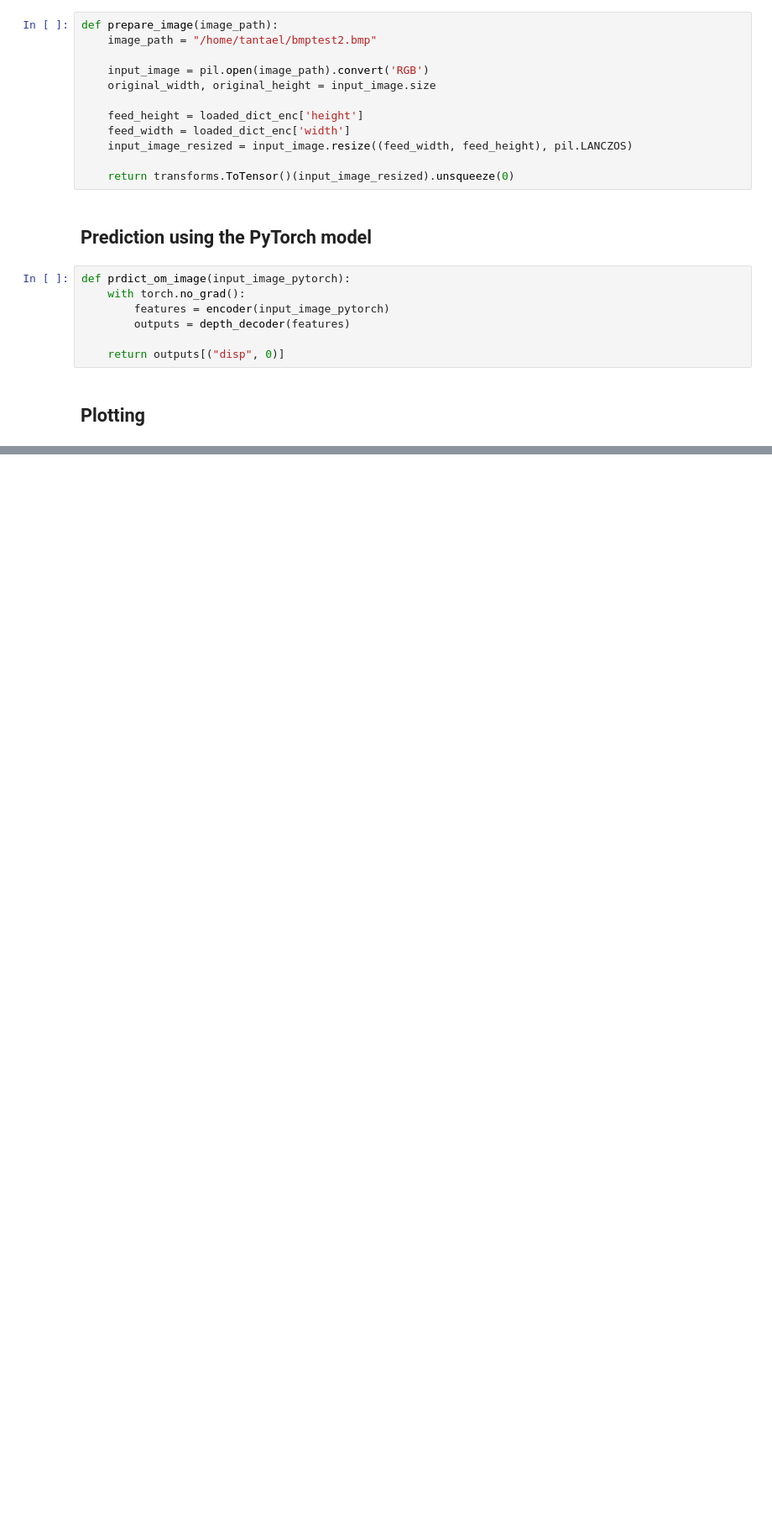
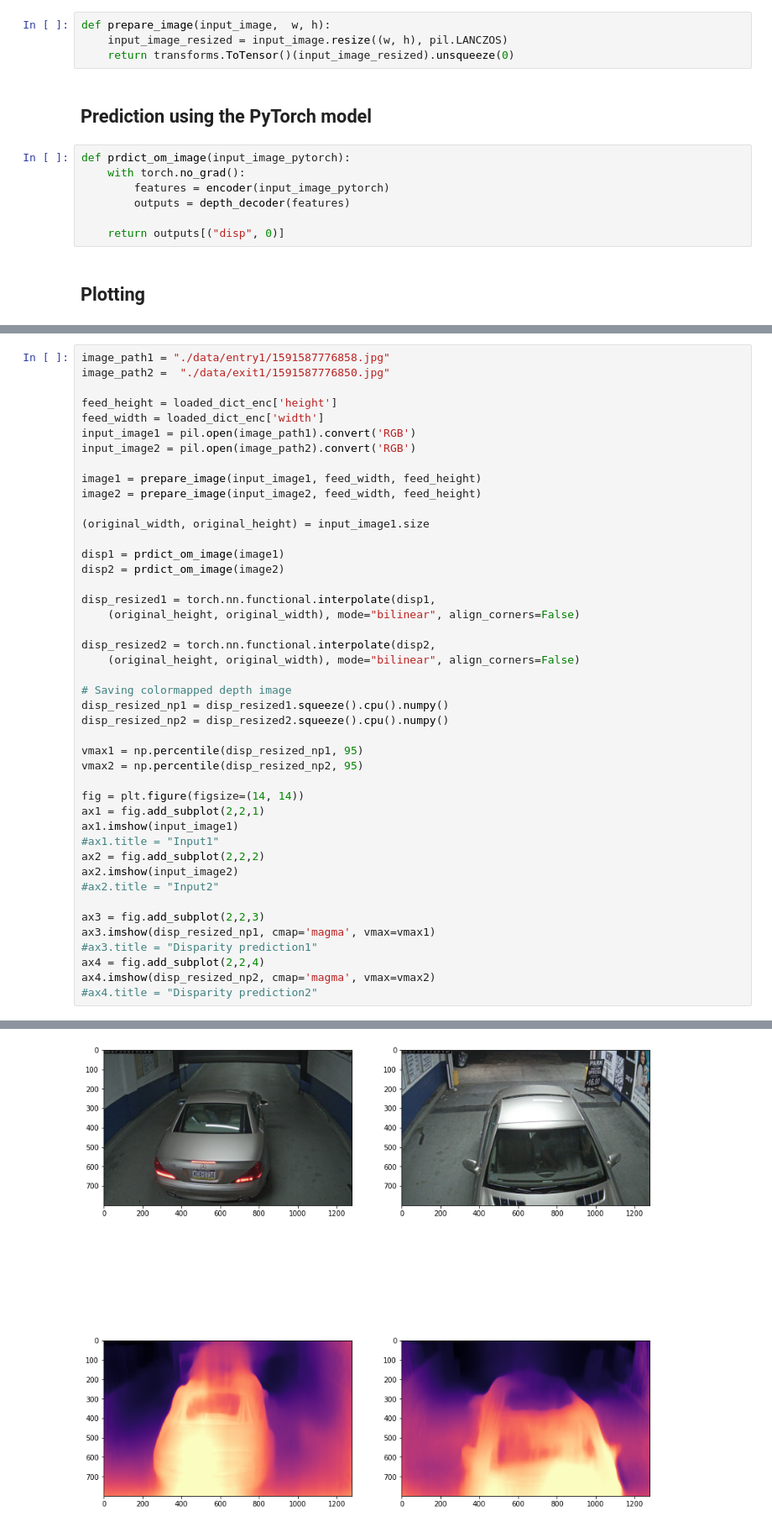
Before and after one commit to Tantael/monodepth2, a Jupyter notebook: depth_prediction_example.ipynb, the cells around one changed output, grey strips where cells are left out. Shown: that part at 84% size. Cells and saved outputs as stored; diff of their text form; blank space fills up the shorter version.

```diff
--- a/depth_prediction_example.ipynb
+++ b/depth_prediction_example.ipynb
@@ -50,16 +45,8 @@ depth_decoder.eval();
 # %% [markdown]
 ## Loading the test image and preprocessing
 # %%
-def prepare_image(image_path):
-    image_path = "/home/tantael/bmptest2.bmp"
-
-    input_image = pil.open(image_path).convert('RGB')
-    original_width, original_height = input_image.size
-
-    feed_height = loaded_dict_enc['height']
-    feed_width = loaded_dict_enc['width']
-    input_image_resized = input_image.resize((feed_width, feed_height), pil.LANCZOS)
-
+def prepare_image(input_image,  w, h):
+    input_image_resized = input_image.resize((w, h), pil.LANCZOS)
     return transforms.ToTensor()(input_image_resized).unsqueeze(0)
 # %% [markdown]
 ## Prediction using the PyTorch model
@@ -138,0 +62,45 @@ for file in files:
+# %%
+image_path1 = "./data/entry1/1591587776858.jpg"
+image_path2 =  "./data/exit1/1591587776850.jpg"
+
+feed_height = loaded_dict_enc['height']
+feed_width = loaded_dict_enc['width']
+input_image1 = pil.open(image_path1).convert('RGB')
+input_image2 = pil.open(image_path2).convert('RGB')
+
+image1 = prepare_image(input_image1, feed_width, feed_height)
+image2 = prepare_image(input_image2, feed_width, feed_height)
+
+(original_width, original_height) = input_image1.size
+
+disp1 = prdict_om_image(image1)
+disp2 = prdict_om_image(image2)
+
+disp_resized1 = torch.nn.functional.interpolate(disp1,
+    (original_height, original_width), mode="bilinear", align_corners=False)
+
+disp_resized2 = torch.nn.functional.interpolate(disp2,
+    (original_height, original_width), mode="bilinear", align_corners=False)
+
+# Saving colormapped depth image
+disp_resized_np1 = disp_resized1.squeeze().cpu().numpy()
+disp_resized_np2 = disp_resized2.squeeze().cpu().numpy()
+
+vmax1 = np.percentile(disp_resized_np1, 95)
+vmax2 = np.percentile(disp_resized_np2, 95)
+
+fig = plt.figure(figsize=(14, 14))
+ax1 = fig.add_subplot(2,2,1)
+ax1.imshow(input_image1)
+#ax1.title = "Input1"
+ax2 = fig.add_subplot(2,2,2)
+ax2.imshow(input_image2)
+#ax2.title = "Input2"
+
+ax3 = fig.add_subplot(2,2,3)
+ax3.imshow(disp_resized_np1, cmap='magma', vmax=vmax1)
+#ax3.title = "Disparity prediction1"
+ax4 = fig.add_subplot(2,2,4)
+ax4.imshow(disp_resized_np2, cmap='magma', vmax=vmax2)
+#ax4.title = "Disparity prediction2"
+# %% [output]
@@ -138,0 +108 @@ for file in files:
+[figure, added]
```
Also changed, not shown: parts of 15 cells of this notebook, 1 other file.
